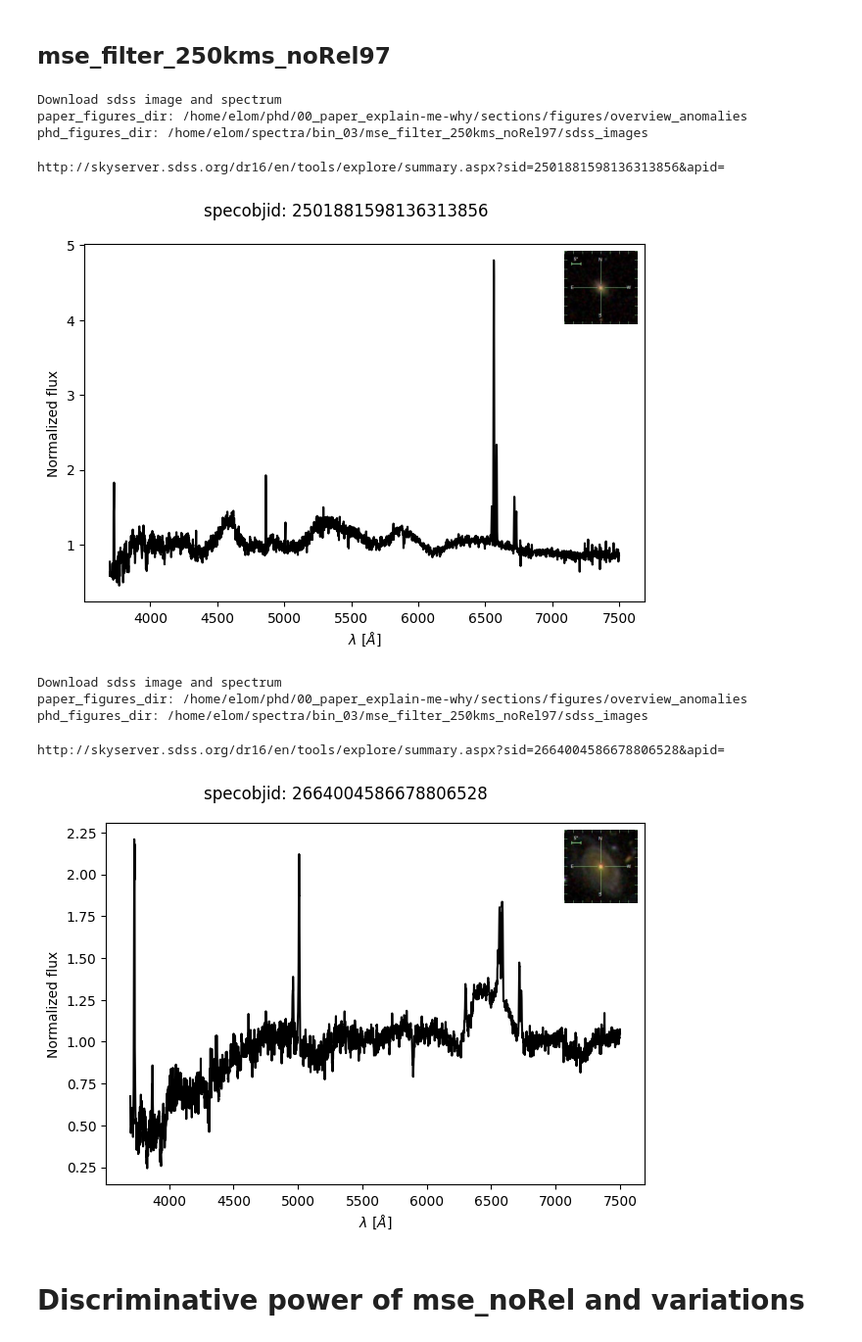
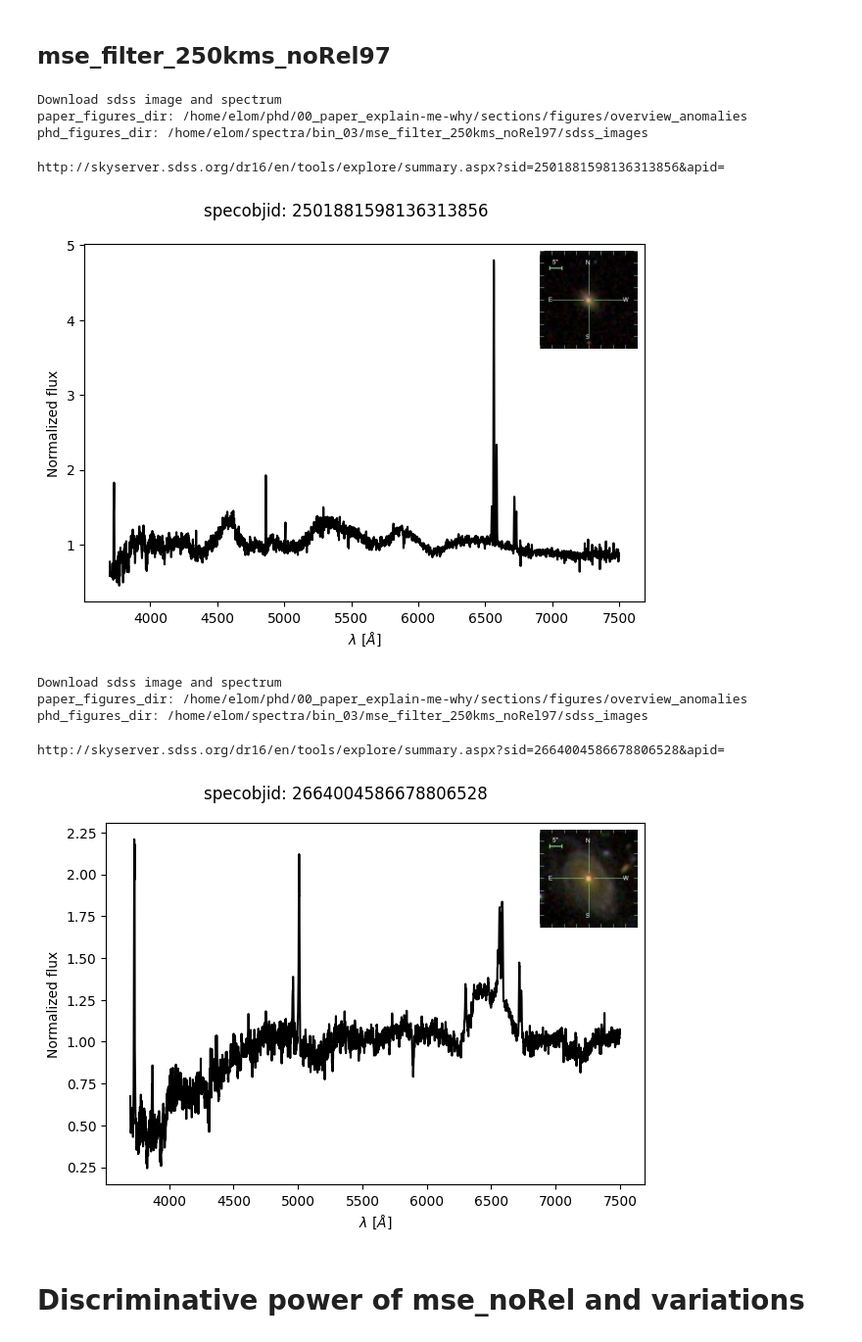
Before and after one commit to ed-ortizm/xai-astronomy, a Jupyter notebook: paper/results/01_scores_comparison.ipynb, the cells around one changed output. Shown at 98% size. Drawn from its saved outputs; the diff is of its cells as text; code cells hidden in the pictures.

```diff
--- a/paper/results/01_scores_comparison.ipynb
+++ b/paper/results/01_scores_comparison.ipynb
@@ -568,7 +568,7 @@ image_name = f"image_{specobjid}.jpeg"
 img = mpimg.imread(f"{save_for_paper_to}/{image_name}")
 
 # Create inset in top-right corner of axs[0]
-width_height_image = 0.75
+width_height_image = 1
 
 axins = inset_axes(
     ax,
@@ -595,7 +595,7 @@ Download sdss image and spectrum
 paper_figures_dir: /home/elom/phd/00_paper_explain-me-why/sections/figures/overview_anomalies
 phd_figures_dir: /home/elom/spectra/bin_03/mse_filter_250kms_noRel97/sdss_images
 http://skyserver.sdss.org/dr16/en/tools/explore/summary.aspx?sid=2501881598136313856&apid=
-[figure, old version]
+[figure, new version]
 # %%
 anomalies_dict = {
     'metric': 'mse_filter_250kms_noRel97',
@@ -638,35 +638,35 @@ image_name = f"image_{specobjid}.jpeg"
 # Load the image
 img = mpimg.imread(f"{save_for_paper_to}/{image_name}")
 
 # Create inset in top-right corner of axs[0]
-width_height_image = 0.75
+width_height_image = 1
 
 axins = inset_axes(
     ax,
     width=width_height_image, height=width_height_image,
     bbox_to_anchor=(1, 1),
     bbox_transform=ax.transAxes,
     loc="upper right"
     )
 
 # Show image in the inset
 axins.imshow(img)
 axins.axis('off')  # Hide axis around the image
 fig.tight_layout()
 
 fig.savefig(
     f"{save_for_paper_to}/{specobjid}_{from_score}.pdf"
 )
 fig.savefig(
     f"{save_for_phd_to}/{specobjid}_{from_score}.pdf"
 )
 print(meta.get_sky_server_url(specobjid))
 # %% [output]
 Download sdss image and spectrum
 paper_figures_dir: /home/elom/phd/00_paper_explain-me-why/sections/figures/overview_anomalies
 phd_figures_dir: /home/elom/spectra/bin_03/mse_filter_250kms_noRel97/sdss_images
 http://skyserver.sdss.org/dr16/en/tools/explore/summary.aspx?sid=2664004586678806528&apid=
-[figure, old version]
+[figure, new version]
 # %% [markdown]
 # Discriminative power of mse_noRel and variations
 # %%
```
Also changed, not shown: parts of 6 cells of this notebook, 2 other files.
